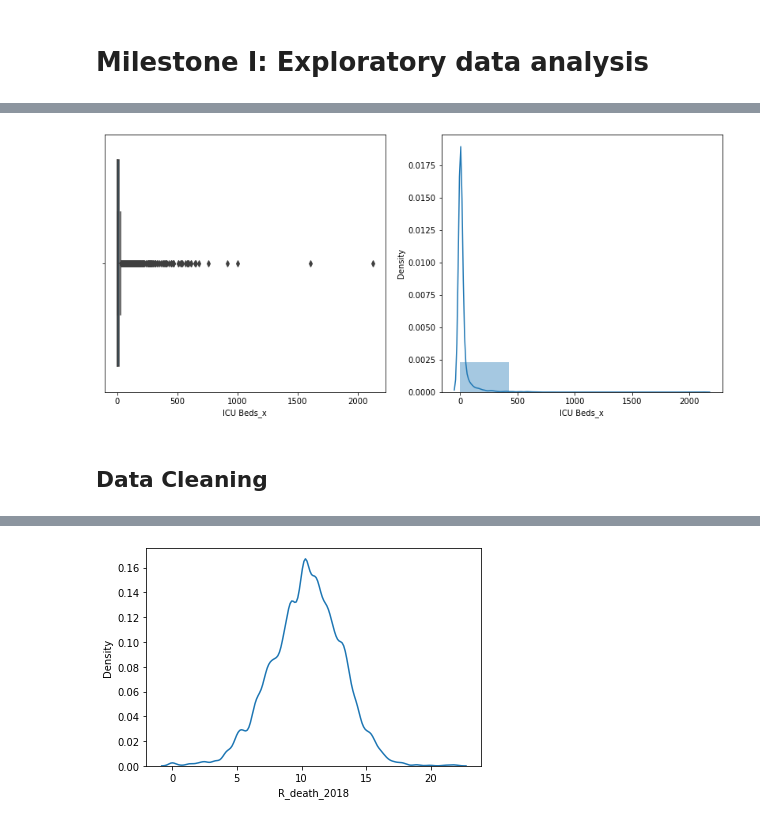
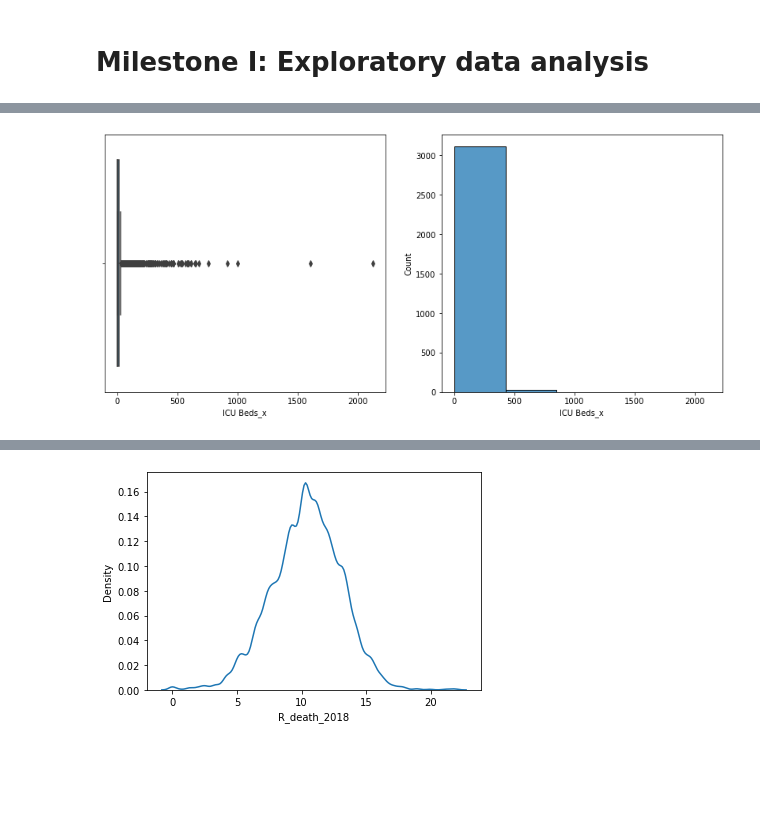
Before and after one commit to danielaaz04/covid-outcomes-research, a Jupyter notebook: notebooks/covid_eda.ipynb, the cells around one changed output, grey strips where cells are left out. Drawn from its saved outputs; the diff is of its cells as text; code cells hidden in the pictures; blank space fills up the shorter version.

```diff
--- a/notebooks/covid_eda.ipynb
+++ b/notebooks/covid_eda.ipynb
@@ -163,14 +159,17 @@ df.describe()
 # %%
-plt.figure(figsize=(14,6))
+#creating a function to visualize outliers
 
-plt.subplot(1,2,1)
-sns.boxplot(df['ICU Beds_x'])
+def outliers(feature):
+    plt.figure(figsize=(14,6))
 
-plt.subplot(1,2,2)
-sns.distplot(df['ICU Beds_x'], bins = 5)
+    plt.subplot(1,2,1)
+    sns.boxplot(df[feature])
 
-plt.show()
+    plt.subplot(1,2,2)
+    sns.histplot(df[feature], bins = 5)
+
+    plt.show()
-# %% [output]
-[figure, removed]
-# %% [markdown]
-## Data Cleaning
+# %%
+outliers('ICU Beds_x')
+# %% [output]
+[figure, added]
```
Also changed, not shown: parts of 33 cells of this notebook, 7 other files.
